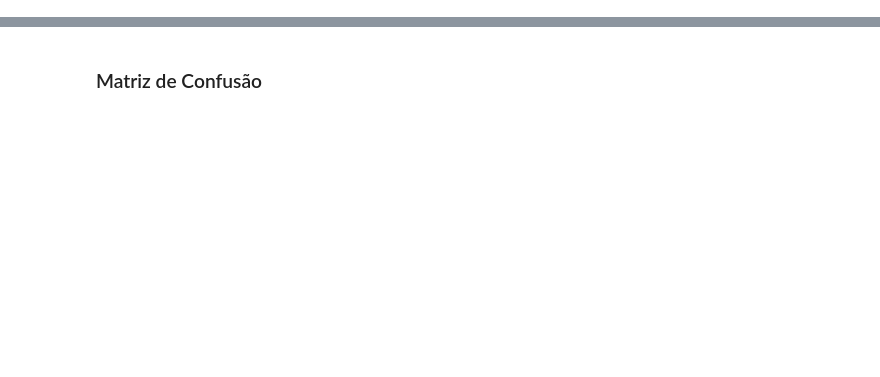
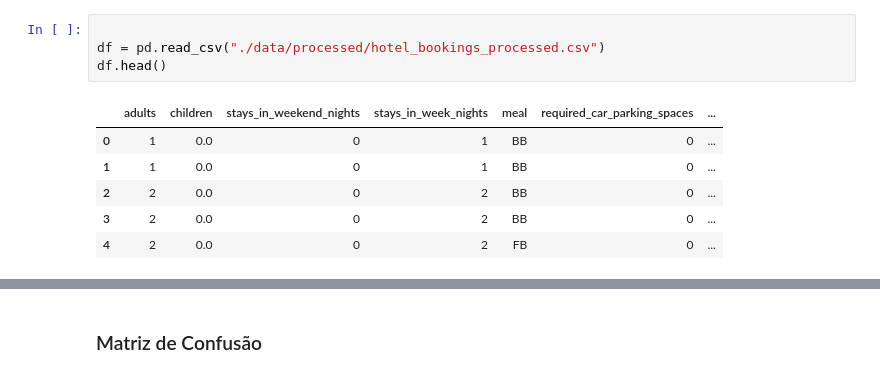
Before and after one commit to Luiz-Gomess/projeto-topicos-especiais, a Jupyter notebook: training_model.ipynb, the cells around one changed output, grey strips where cells are left out. Cells and saved outputs as stored; diff of their text form; blank space fills up the shorter version.

```diff
--- a/training_model.ipynb
+++ b/training_model.ipynb
@@ -218,0 +54,11 @@ weighted avg       0.65      0.65      0.64     15618
+# %%
+
+df = pd.read_csv("./data/processed/hotel_bookings_processed.csv")
+df.head()
+# %% [output]
+|  | adults | children | stays_in_weekend_nights | stays_in_week_nights | meal | required_car_parking_spaces | ... |
+| 0 | 1 | 0.0 | 0 | 1 | BB | 0 | ... |
+| 1 | 1 | 0.0 | 0 | 1 | BB | 0 | ... |
+| 2 | 2 | 0.0 | 0 | 2 | BB | 0 | ... |
+| 3 | 2 | 0.0 | 0 | 2 | BB | 0 | ... |
+| 4 | 2 | 0.0 | 0 | 2 | FB | 0 | ... |
```
Also changed, not shown: parts of 48 cells of this notebook.
